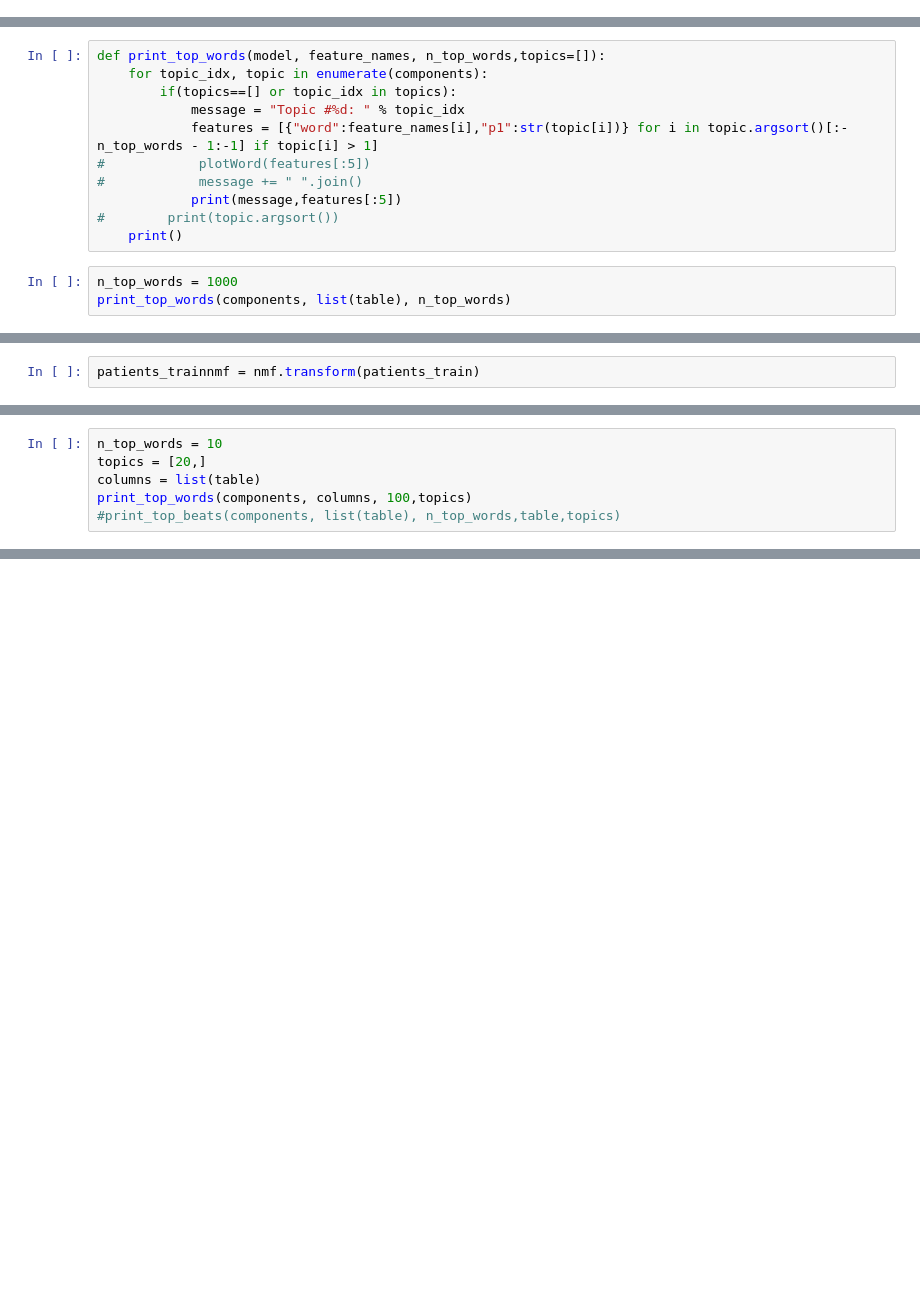
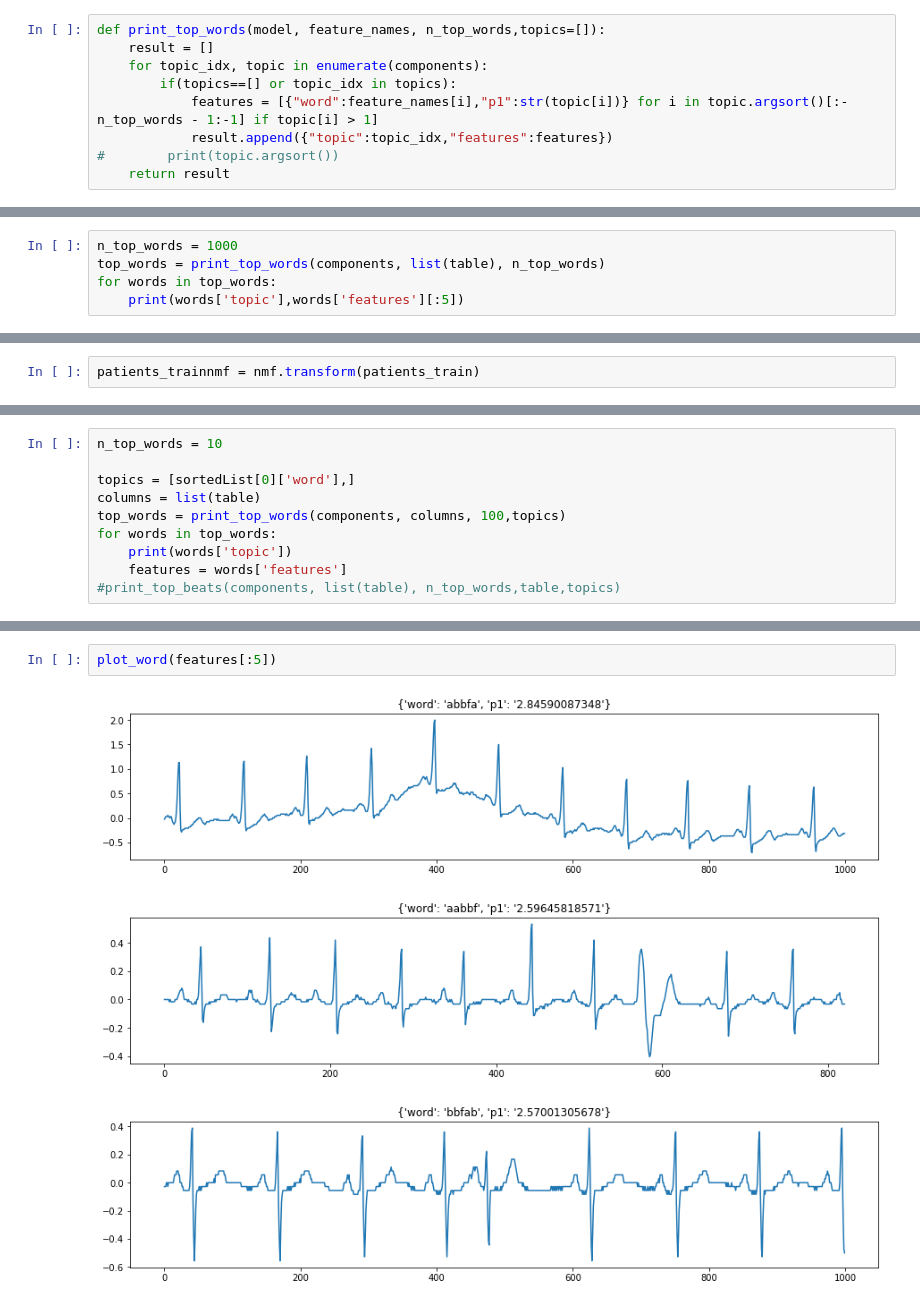
Before and after one commit to davidgutierrez/HeartRatePatterns, a Jupyter notebook: Jupyter/MimicII/0j idendify groups.ipynb, the cells around one changed output, grey strips where cells are left out. Cells and saved outputs as stored; diff of their text form; blank space fills up the shorter version.

```diff
--- a/Jupyter/MimicII/0j idendify groups.ipynb
+++ b/Jupyter/MimicII/0j idendify groups.ipynb
@@ -56,3 +56,12 @@ def findpatient(message,table,beats):
     percent = -1 if groupsize==0 else deads/groupsize
     if groupsize!=0:
         print(message,"groupsize:%d"%groupsize,"deads:%d"%deads,"percent:{0:.2%}".format(percent),beats)
+# %%
+def print_top_words(model, feature_names, n_top_words,topics=[]):
+    result = []
+    for topic_idx, topic in enumerate(components):
+        if(topics==[] or topic_idx in topics):
+            features = [{"word":feature_names[i],"p1":str(topic[i])} for i in topic.argsort()[:-n_top_words - 1:-1] if topic[i] > 1]
+            result.append({"topic":topic_idx,"features":features})
+#        print(topic.argsort())
+    return result
@@ -148,18 +141,9 @@ nmf,modelnmf,pat_testnmf = generateNMF(patients,survived,patients_test,survived_
 acurracy is 74.24%
 # %%
 components = nmf.components_
-# %%
-def print_top_words(model, feature_names, n_top_words,topics=[]):
-    for topic_idx, topic in enumerate(components):
-        if(topics==[] or topic_idx in topics):
-            message = "Topic #%d: " % topic_idx
-            features = [{"word":feature_names[i],"p1":str(topic[i])} for i in topic.argsort()[:-n_top_words - 1:-1] if topic[i] > 1]
-#            plotWord(features[:5])
-#            message += " ".join()
-            print(message,features[:5])
-#        print(topic.argsort())
-    print()
 # %%
 n_top_words = 1000
-print_top_words(components, list(table), n_top_words)
+top_words = print_top_words(components, list(table), n_top_words)
+for words in top_words:
+    print(words['topic'],words['features'][:5])
 # %% [output]
@@ -225,7 +209,11 @@ for i in range(10):
 # %%
 n_top_words = 10
-topics = [20,]
+
+topics = [sortedList[0]['word'],]
 columns = list(table)
-print_top_words(components, columns, 100,topics)
+top_words = print_top_words(components, columns, 100,topics)
+for words in top_words:
+    print(words['topic'])
+    features = words['features']
 #print_top_beats(components, list(table), n_top_words,table,topics)
 # %% [output]
@@ -245,0 +221,6 @@ bfabb 17264523 17266742 mimic2wdb/matched/s09366/s09366-3078-03-30-21-08
+# %%
+plot_word(features[:5])
+# %% [output]
+[figure, added]
+[figure, added]
+[figure, added]
```
Also changed, not shown: parts of 11 cells of this notebook.
